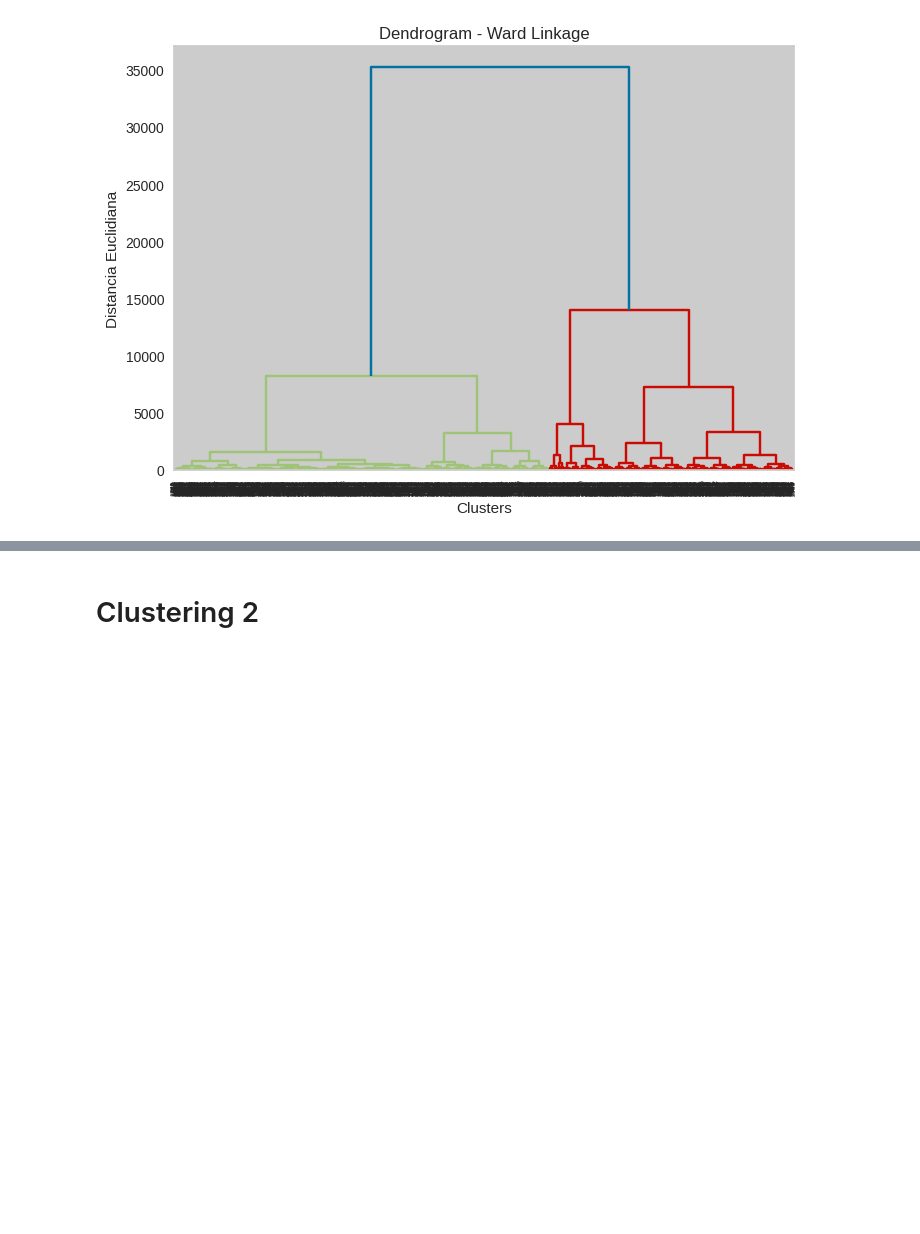
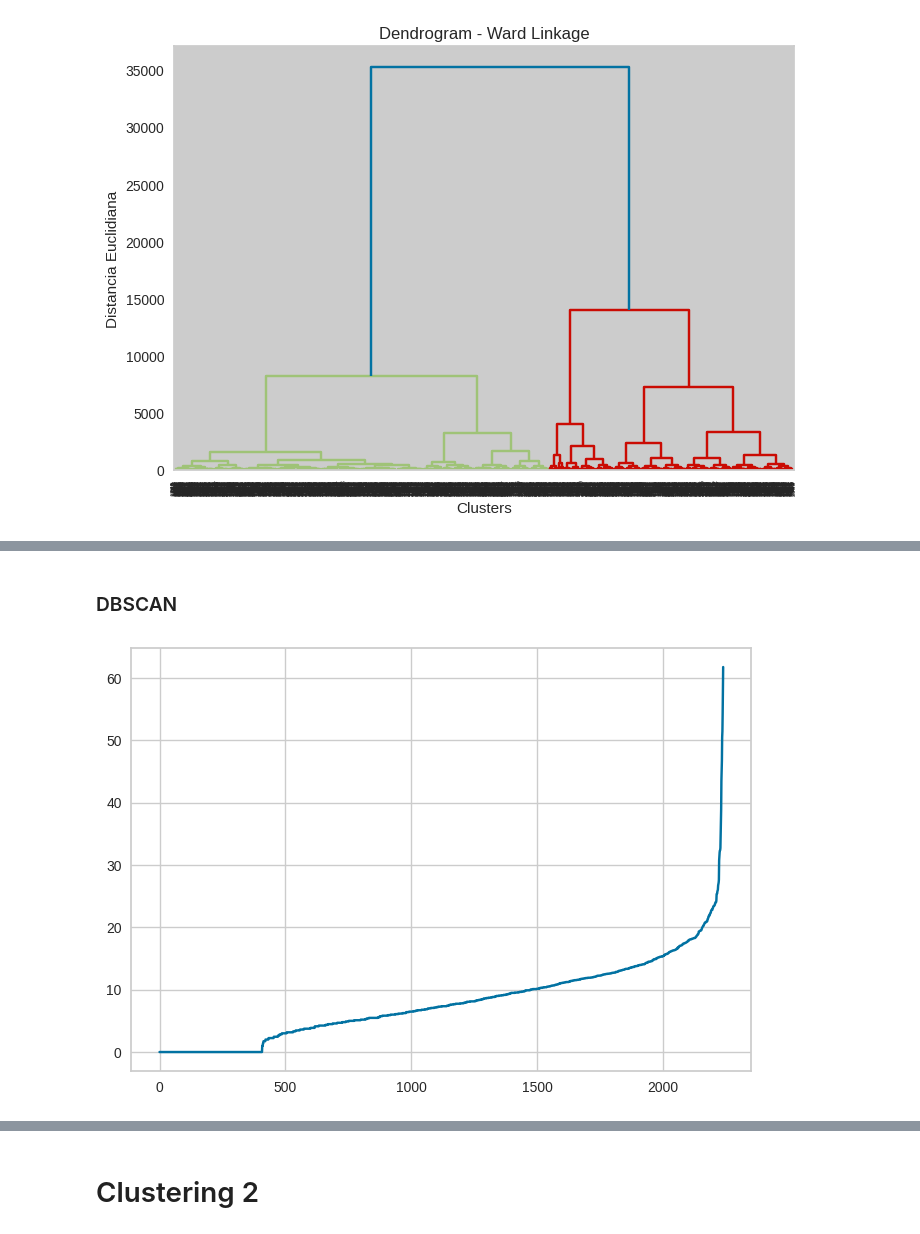
Before and after one commit to PabloJRW/clustering, a Jupyter notebook: customer_personality_clustering.ipynb, the cells around one changed output, grey strips where cells are left out. Drawn from its saved outputs; the diff is of its cells as text; code cells hidden in the pictures; blank space fills up the shorter version.

```diff
--- a/customer_personality_clustering.ipynb
+++ b/customer_personality_clustering.ipynb
@@ -365,0 +365,13 @@ silhouette_score(df3, hc_preds)
+# %% [markdown]
+### DBSCAN
+# %%
+nn = NearestNeighbors(n_neighbors=2)
+nn_fit = nn.fit(df3)
+distances, indices = nn_fit.kneighbors(df3)
+# %%
+distances = np.sort(distances, axis=0)
+distances = distances[:, 1]
+plt.plot(distances)
+plt.show()
+# %% [output]
+[figure, added]
```
Also changed, not shown: parts of 32 cells of this notebook.
